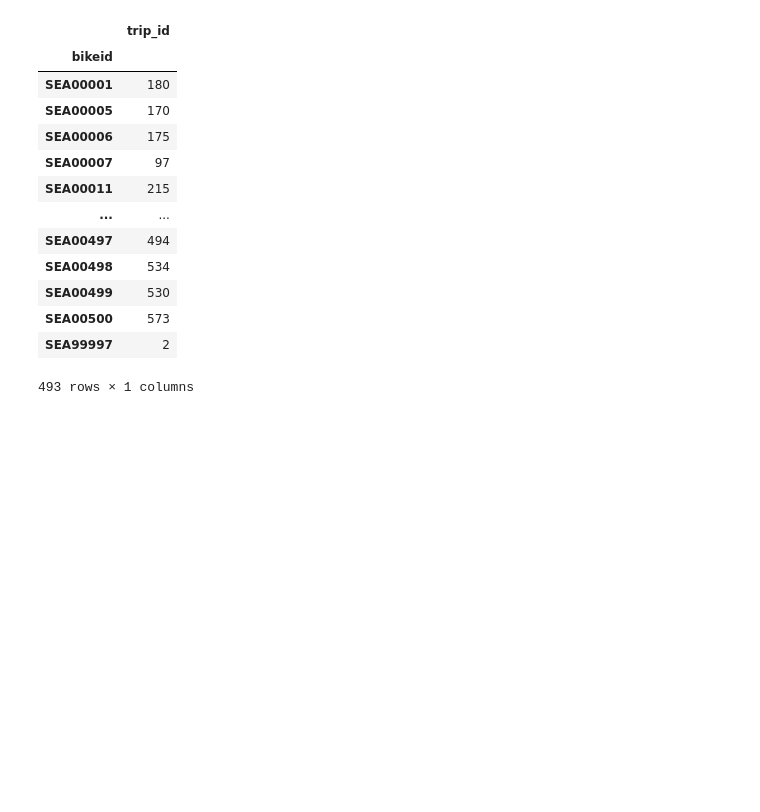
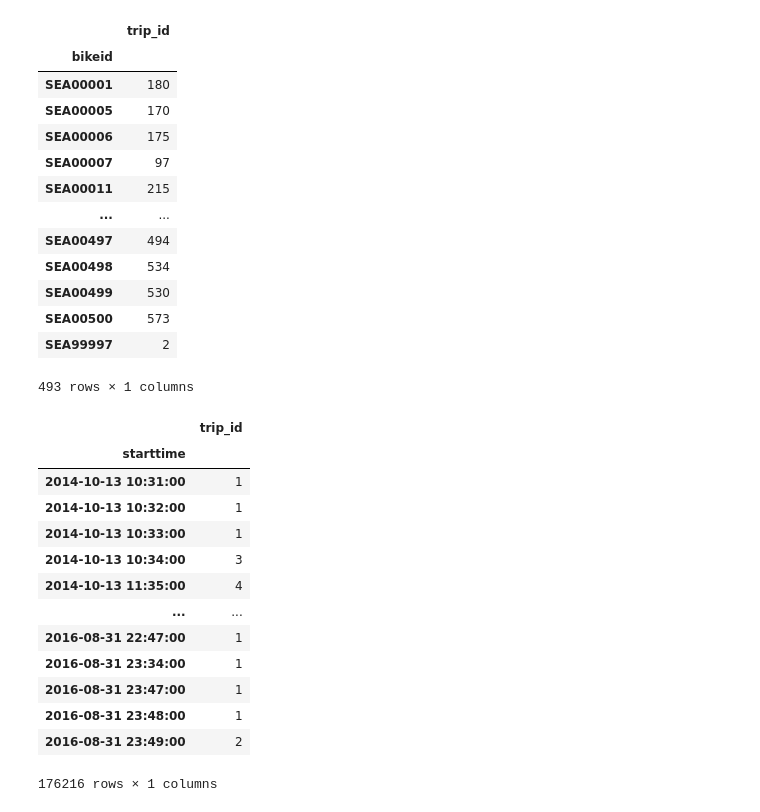
Before and after one commit to duranbe/bike-sharing, a Jupyter notebook: bike-sharing.ipynb, the cells around one changed output. Cells and saved outputs as stored; diff of their text form; code cells hidden in the pictures; blank space fills up the shorter version.

```diff
--- a/bike-sharing.ipynb
+++ b/bike-sharing.ipynb
@@ -61,3 +61,20 @@ df[['trip_id','bikeid']].groupby('bikeid').count()
 | SEA00500 | 573 |
 | SEA99997 | 2 |
 493 rows × 1 columns
+# %%
+df[['trip_id','starttime']].groupby('starttime').count()
+# %% [output]
+|  | trip_id |
+| starttime |  |
+| 2014-10-13 10:31:00 | 1 |
+| 2014-10-13 10:32:00 | 1 |
+| 2014-10-13 10:33:00 | 1 |
+| 2014-10-13 10:34:00 | 3 |
+| 2014-10-13 11:35:00 | 4 |
+| ... | ... |
+| 2016-08-31 22:47:00 | 1 |
+| 2016-08-31 23:34:00 | 1 |
+| 2016-08-31 23:47:00 | 1 |
+| 2016-08-31 23:48:00 | 1 |
+| 2016-08-31 23:49:00 | 2 |
+176216 rows × 1 columns
```
Also changed, not shown: parts of 4 cells of this notebook, 3 other files.
